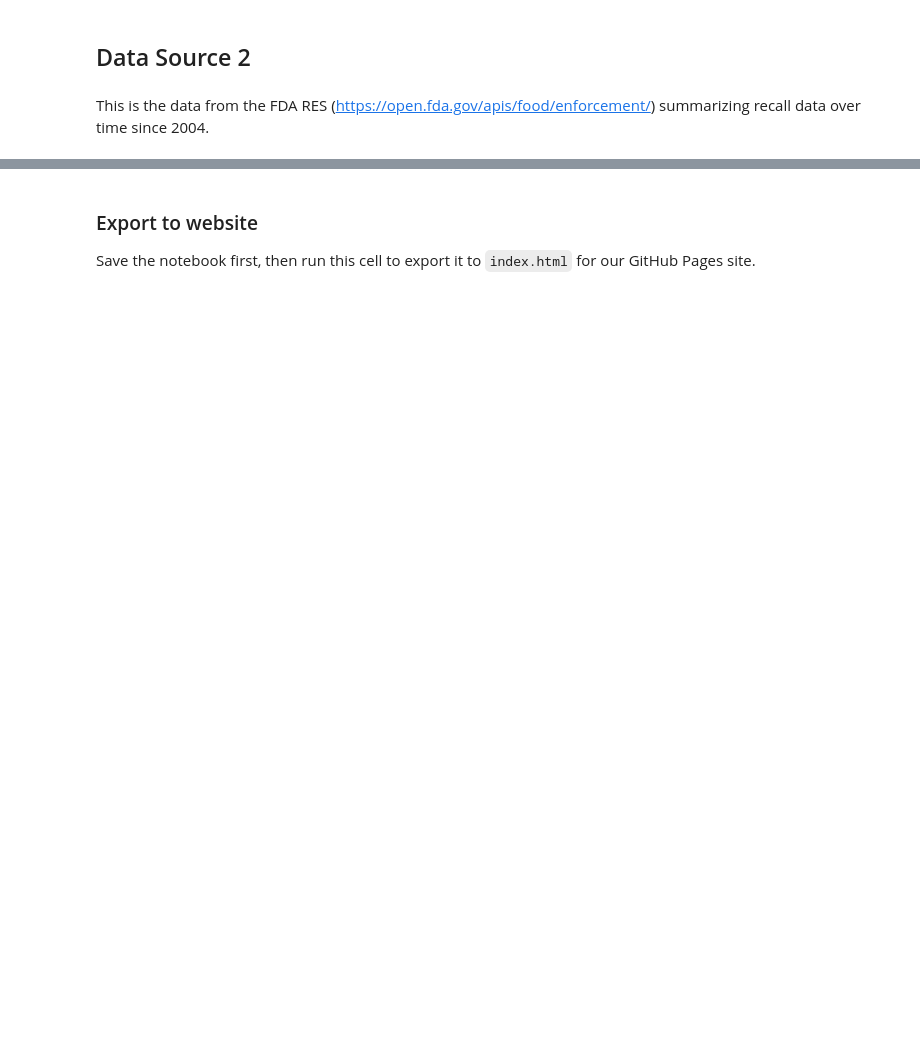
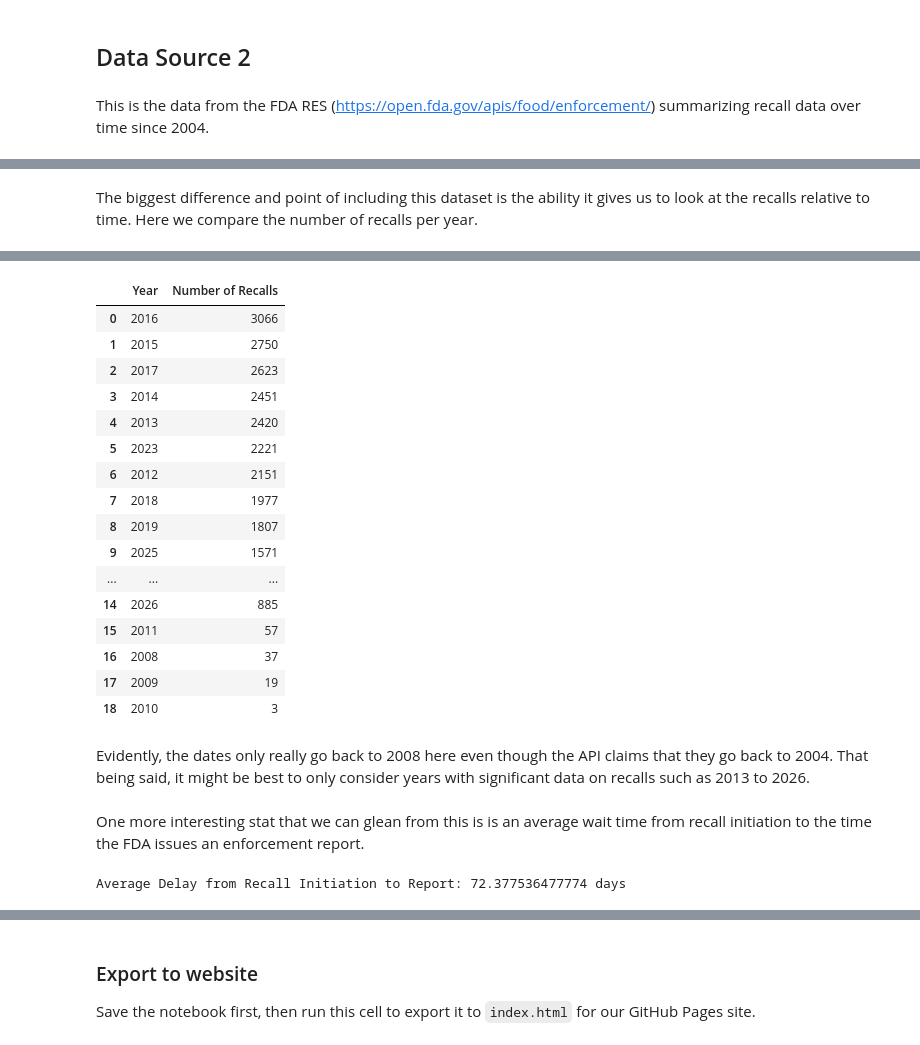
Before and after one commit to elistolte/elistolte.github.io, a Jupyter notebook: notebook.ipynb, the cells around one changed output, grey strips where cells are left out. Cells and saved outputs as stored; diff of their text form; code cells hidden in the pictures; blank space fills up the shorter version.

```diff
--- a/notebook.ipynb
+++ b/notebook.ipynb
@@ -212,0 +288,7 @@ RES = pd.json_normalize(requests.get("https://dailyfoodrecalls.com/api/recalls.j
+# %% [markdown]
+The biggest difference and point of including this dataset is the ability it gives us to look at the recalls relative to time. Here we compare the number of recalls per year.
+# %%
+year_ranking = fda_hist["recall_initiation_date"].dt.year.astype("Int64").value_counts().rename_axis("Year").reset_index(name = "Number of Recalls").sort_values("Number of Recalls", ascending = False).reset_index(drop = True)
+print(fda_hist["recall_initiation_date"].min())
+year_ranking
+# %% [output]
@@ -212,0 +296,26 @@ RES = pd.json_normalize(requests.get("https://dailyfoodrecalls.com/api/recalls.j
+|  | Year | Number of Recalls |
+| 0 | 2016 | 3066 |
+| 1 | 2015 | 2750 |
+| 2 | 2017 | 2623 |
+| 3 | 2014 | 2451 |
+| 4 | 2013 | 2420 |
+| 5 | 2023 | 2221 |
+| 6 | 2012 | 2151 |
+| 7 | 2018 | 1977 |
+| 8 | 2019 | 1807 |
+| 9 | 2025 | 1571 |
+| ... | ... | ... |
+| 14 | 2026 | 885 |
+| 15 | 2011 | 57 |
+| 16 | 2008 | 37 |
+| 17 | 2009 | 19 |
+| 18 | 2010 | 3 |
+# %% [markdown]
+Evidently, the dates only really go back to 2008 here even though the API claims that they go back to 2004. That being said, it might be best to only consider years with significant data on recalls such as 2013 to 2026.
+# %% [markdown]
+One more interesting stat that we can glean from this is is an average wait time from recall initiation to the time the FDA issues an enforcement report.
+# %%
+fda_hist["report_delay"] = (fda_hist["report_date"] - fda_hist["recall_initiation_date"]).dt.days
+print("Average Delay from Recall Initiation to Report:", fda_hist["report_delay"].mean(), "days")
+# %% [output]
+Average Delay from Recall Initiation to Report: 72.377536477774 days
```
Also changed, not shown: parts of 21 cells of this notebook.
